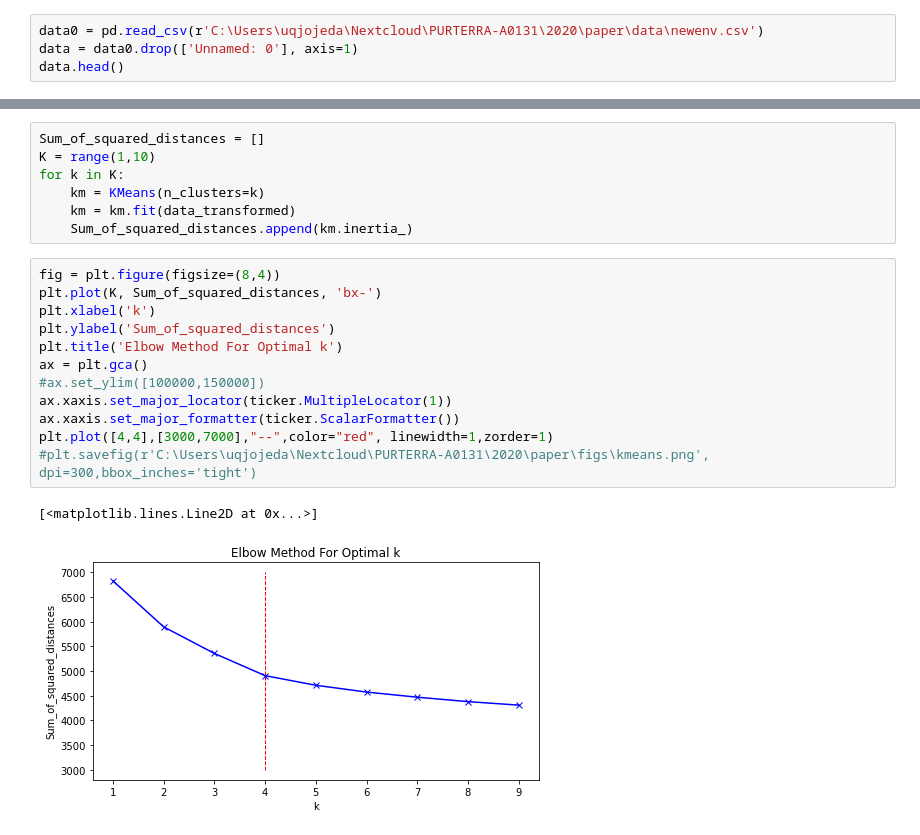
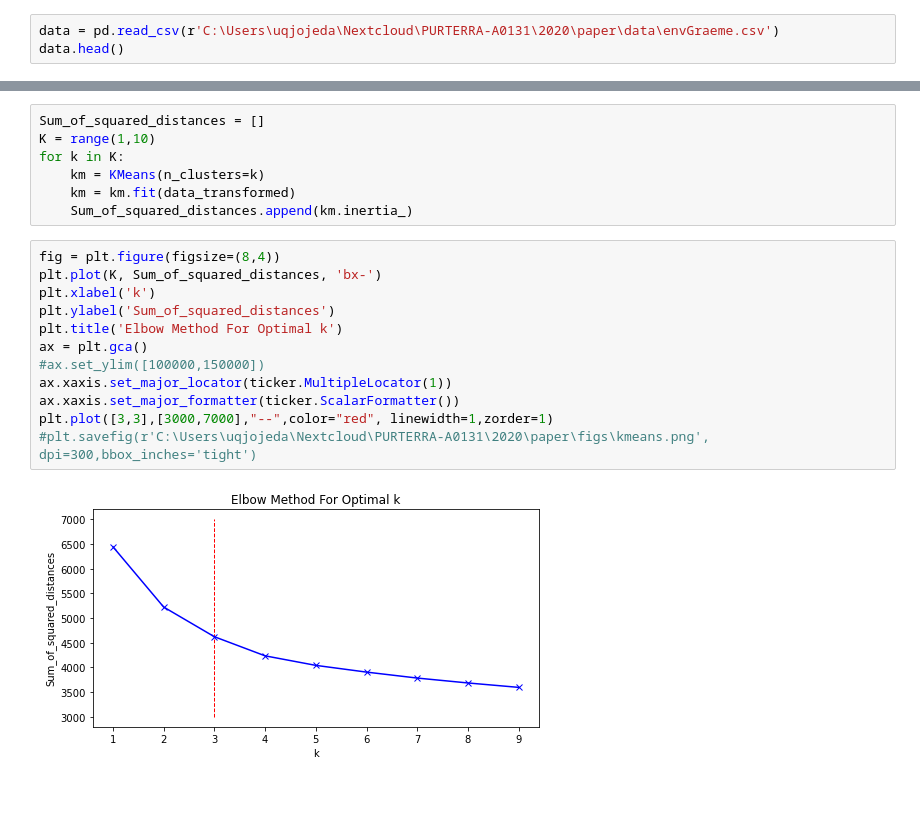
Before and after one commit to JJguri/Mapping-tools, a Jupyter notebook: k-means-cluster-number.ipynb, the cells around one changed output, grey strips where cells are left out. Cells and saved outputs as stored; diff of their text form; blank space fills up the shorter version.

```diff
--- a/k-means-cluster-number.ipynb
+++ b/k-means-cluster-number.ipynb
@@ -15,8 +15,7 @@ import matplotlib.ticker as ticker
 from IPython.core.display import display, HTML
 display(HTML("<style>.container { width:100% !important; }</style>"))
 # %%
-data0 = pd.read_csv(r'C:\Users\uqjojeda\Nextcloud\PURTERRA-A0131\2020\paper\data\newenv.csv')
-data = data0.drop(['Unnamed: 0'], axis=1)
+data = pd.read_csv(r'C:\Users\uqjojeda\Nextcloud\PURTERRA-A0131\2020\paper\data\envGraeme.csv')
 data.head()
 # %% [output]
 |  | lat | lon | rain_a | radn_a | rain_b | radn_b | rain_c | radn_c | wind_a | hur_a | ... | ... |
@@ -79,15 +86,14 @@ for k in K:
 # %%
 fig = plt.figure(figsize=(8,4))
 plt.plot(K, Sum_of_squared_distances, 'bx-')
 plt.xlabel('k')
 plt.ylabel('Sum_of_squared_distances')
 plt.title('Elbow Method For Optimal k')
 ax = plt.gca()
 #ax.set_ylim([100000,150000])
 ax.xaxis.set_major_locator(ticker.MultipleLocator(1))
 ax.xaxis.set_major_formatter(ticker.ScalarFormatter())
-plt.plot([4,4],[3000,7000],"--",color="red", linewidth=1,zorder=1)
+plt.plot([3,3],[3000,7000],"--",color="red", linewidth=1,zorder=1)
 #plt.savefig(r'C:\Users\uqjojeda\Nextcloud\PURTERRA-A0131\2020\paper\figs\kmeans.png', dpi=300,bbox_inches='tight')
 # %% [output]
-[<matplotlib.lines.Line2D at 0x...>]
-[figure, old version]
+[figure, new version]
```
Also changed, not shown: parts of 7 cells of this notebook, 3 other files.
